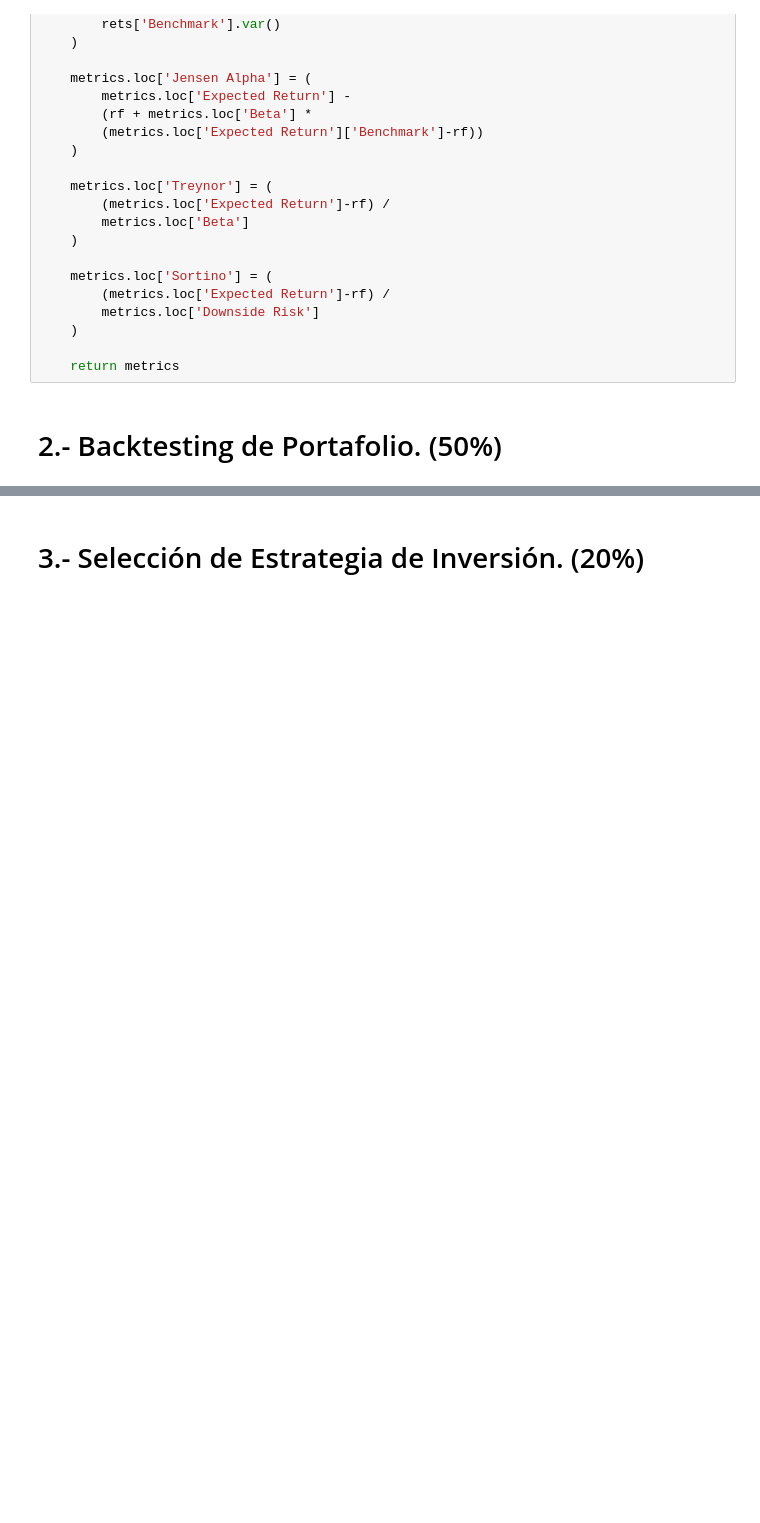
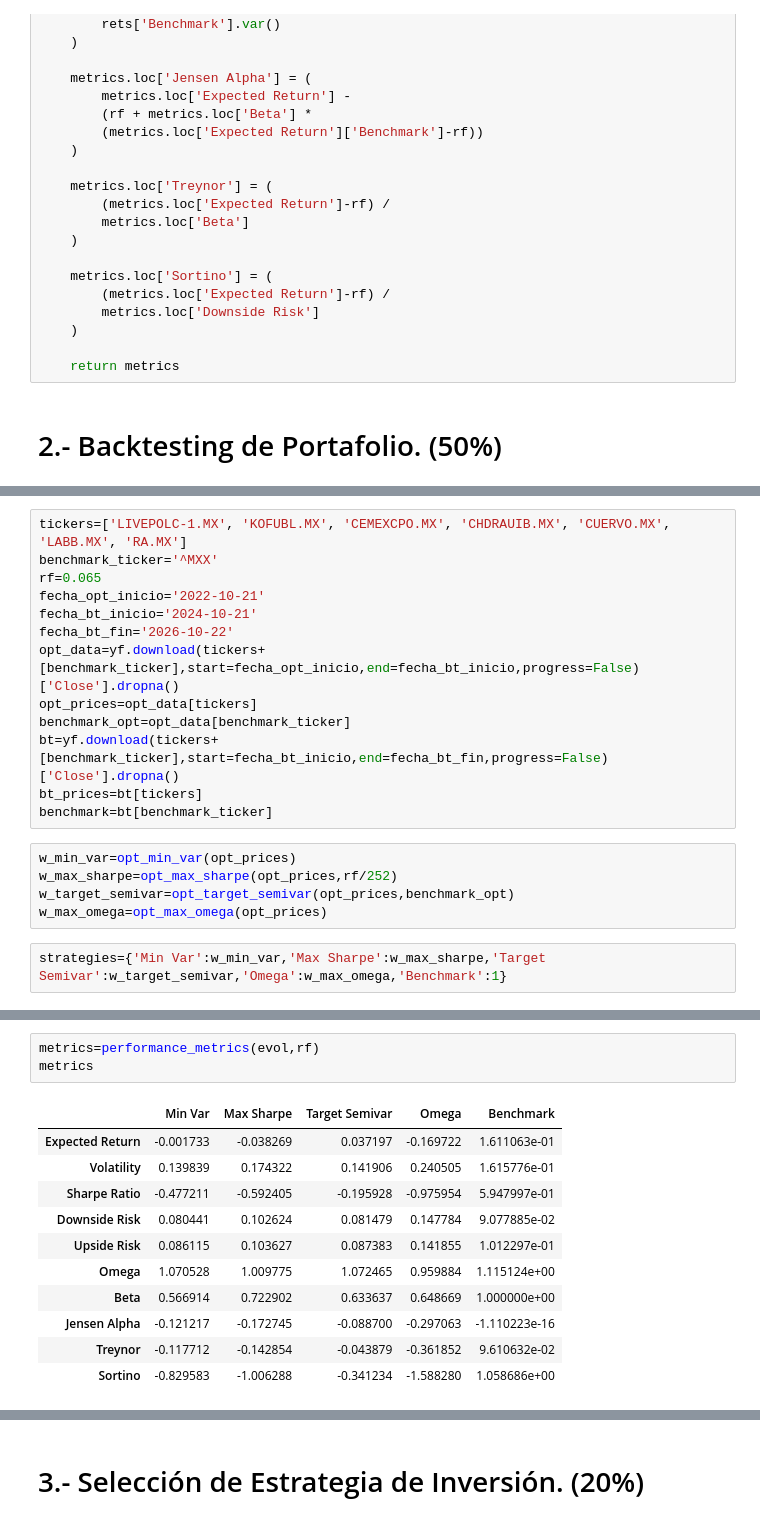
Before and after one commit to Mafergomezf/PORTAFOLIOS-DE-INVERSION, a Jupyter notebook: Modulo-2/TAREA7.ipynb, the cells around one changed output, grey strips where cells are left out. Drawn from its saved outputs; the diff is of its cells as text; blank space fills up the shorter version.

```diff
--- a/Modulo-2/TAREA7.ipynb
+++ b/Modulo-2/TAREA7.ipynb
@@ -165,0 +190,20 @@ NameError: name 'w_omega' is not defined
+# %%
+tickers=['LIVEPOLC-1.MX', 'KOFUBL.MX', 'CEMEXCPO.MX', 'CHDRAUIB.MX', 'CUERVO.MX', 'LABB.MX', 'RA.MX']
+benchmark_ticker='^MXX'
+rf=0.065
+fecha_opt_inicio='2022-10-21'
+fecha_bt_inicio='2024-10-21'
+fecha_bt_fin='2026-10-22'
+opt_data=yf.download(tickers+[benchmark_ticker],start=fecha_opt_inicio,end=fecha_bt_inicio,progress=False)['Close'].dropna()
+opt_prices=opt_data[tickers]
+benchmark_opt=opt_data[benchmark_ticker]
+bt=yf.download(tickers+[benchmark_ticker],start=fecha_bt_inicio,end=fecha_bt_fin,progress=False)['Close'].dropna()
+bt_prices=bt[tickers]
+benchmark=bt[benchmark_ticker]
+# %%
+w_min_var=opt_min_var(opt_prices)
+w_max_sharpe=opt_max_sharpe(opt_prices,rf/252)
+w_target_semivar=opt_target_semivar(opt_prices,benchmark_opt)
+w_max_omega=opt_max_omega(opt_prices)
+# %%
+strategies={'Min Var':w_min_var,'Max Sharpe':w_max_sharpe,'Target Semivar':w_target_semivar,'Omega':w_max_omega,'Benchmark':1}
@@ -165,0 +232,15 @@ NameError: name 'w_omega' is not defined
+# %%
+metrics=performance_metrics(evol,rf)
+metrics
+# %% [output]
+|  | Min Var | Max Sharpe | Target Semivar | Omega | Benchmark |
+| Expected Return | -0.001733 | -0.038269 | 0.037197 | -0.169722 | 1.611063e-01 |
+| Volatility | 0.139839 | 0.174322 | 0.141906 | 0.240505 | 1.615776e-01 |
+| Sharpe Ratio | -0.477211 | -0.592405 | -0.195928 | -0.975954 | 5.947997e-01 |
+| Downside Risk | 0.080441 | 0.102624 | 0.081479 | 0.147784 | 9.077885e-02 |
+| Upside Risk | 0.086115 | 0.103627 | 0.087383 | 0.141855 | 1.012297e-01 |
+| Omega | 1.070528 | 1.009775 | 1.072465 | 0.959884 | 1.115124e+00 |
+| Beta | 0.566914 | 0.722902 | 0.633637 | 0.648669 | 1.000000e+00 |
+| Jensen Alpha | -0.121217 | -0.172745 | -0.088700 | -0.297063 | -1.110223e-16 |
+| Treynor | -0.117712 | -0.142854 | -0.043879 | -0.361852 | 9.610632e-02 |
+| Sortino | -0.829583 | -1.006288 | -0.341234 | -1.588280 | 1.058686e+00 |
```
Also changed, not shown: parts of 11 cells of this notebook.
